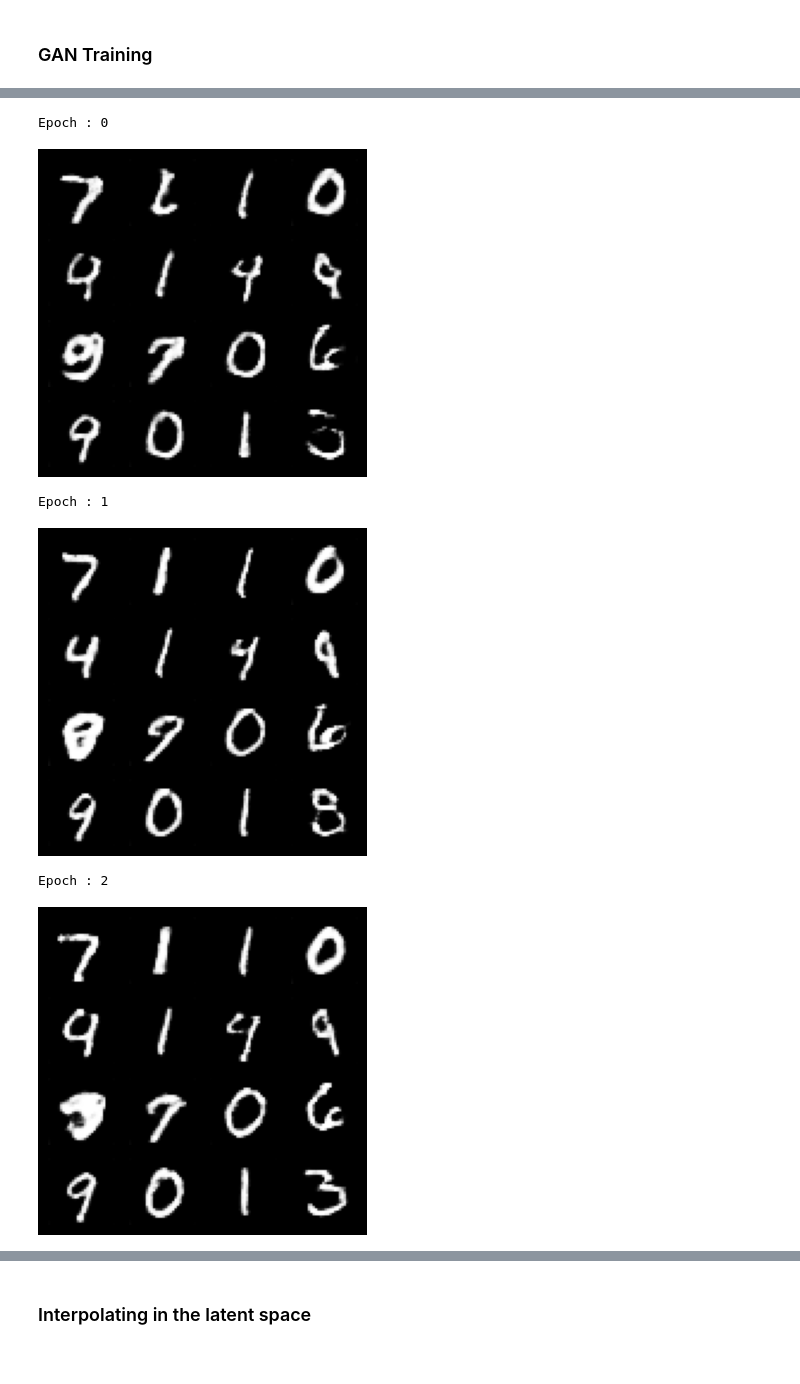
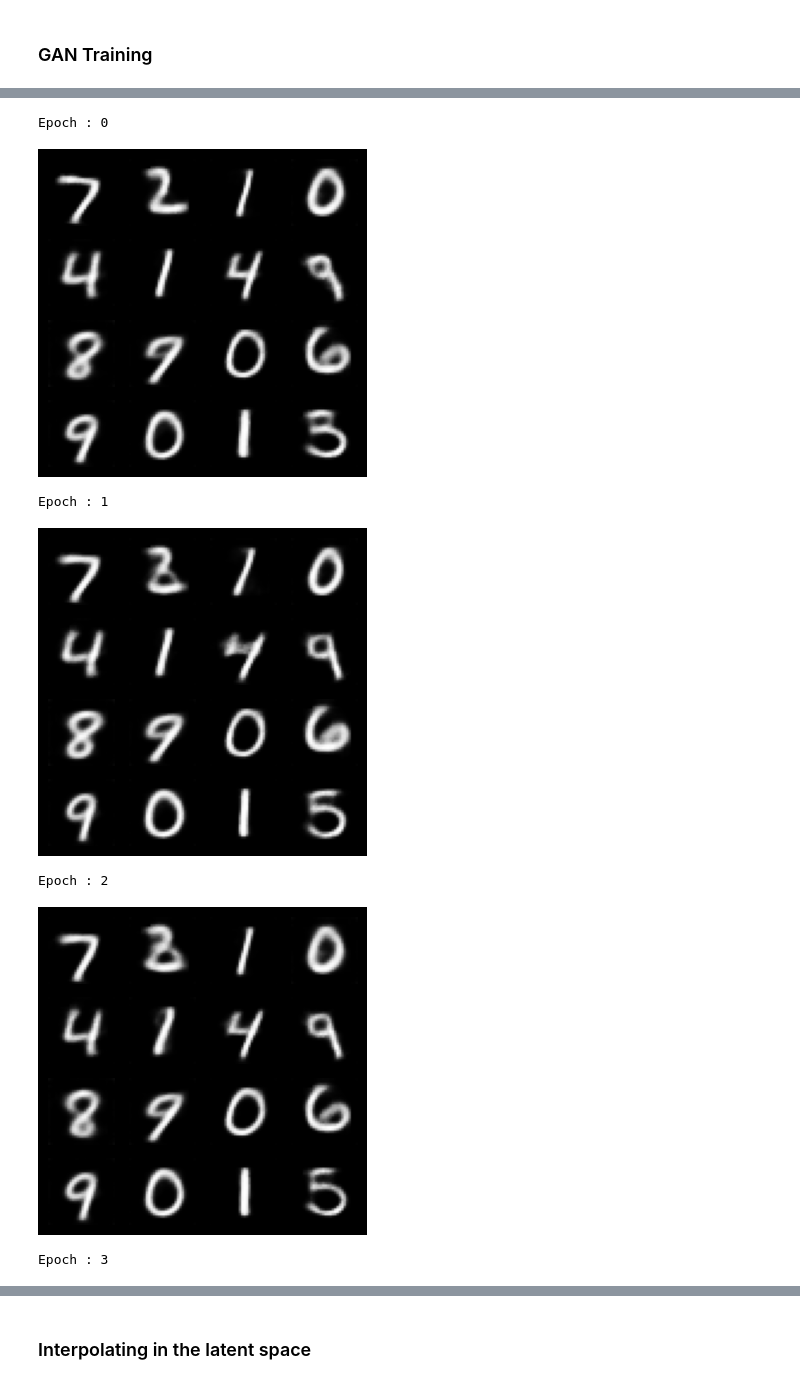
Before and after one commit to gbittencourt/ATIAM2022-timbre-transfer, a Jupyter notebook: Notebooks/VAE_mnist_PELADEAU_Come.ipynb, the cells around one changed output, grey strips where cells are left out. Drawn from its saved outputs; the diff is of its cells as text; code cells hidden in the pictures.

```diff
--- a/Notebooks/VAE_mnist_PELADEAU_Come.ipynb
+++ b/Notebooks/VAE_mnist_PELADEAU_Come.ipynb
@@ -177,7 +179,7 @@ N_warm_up = 15
 beta_end = 3
 
 
-epochs=50
+epochs=20
 test_sample = imgs_test[0:16, :, :, :].to(device)
 
 fig = plt.figure(figsize=(4, 4))
@@ -200,7 +202,7 @@ if train:
             full_loss += train_step_beta(model, x, optimizer, beta)
         #for i, (x, _) in enumerate(valid_loader):
         #    train_step(model, x, optimizer)
-        if epoch%5==0:
+        if epoch%1==0:
             print('Epoch: {}, Test set ELBO: {}, beta : {}'.format(epoch, full_loss, beta))
             #grid = torchvision.utils.make_grid(test_sample)
             #writer.add_image('images', grid, 0)
@@ -291,7 +293,6 @@ class Discriminator(nn.Module):
 discriminator = Discriminator().to(device)
 # %%
 lr = 1e-4
-num_epochs = 50
-loss_function = nn.BCELoss()
+loss_function = nn.MSELoss(reduction = 'mean')
 optimizer_discriminator = torch.optim.Adam(discriminator.parameters(), lr=lr)
 optimizer_generator = torch.optim.Adam(model.decoder.parameters(), lr=lr)
@@ -300,31 +298,0 @@ optimizer_generator = torch.optim.Adam(model.decoder.parameters(), lr=lr)
-# %%
-num_epochs = 50
-for epoch in range(num_epochs):
-    for n, (real_samples, mnist_labels) in enumerate(train_loader):
-
-        ######################
-        # YOUR CODE GOES HERE
-        ######################
-
-        #Generating fake samples
-        real_samples = real_samples.to(device)
-
-        z_params =  model.encode(real_samples)
-        z_tilde, kl_div = model.latent(real_samples, z_params)
-
-        fake_samples = model.decoder(z_tilde)
-        real_samples = real_samples.to(device)
-
-        real_class = discriminator(real_samples)
-        fake_class = discriminator(fake_samples)
-
-        #Calculating the discriminator loss
-        dis_desired_real = torch.ones(real_class.size()[0],1).to(device)
-        dis_desired_fake = torch.zeros(fake_class.size()[0],1).to(device)
-        loss_discriminator = loss_function(torch.concat((real_class,fake_class)), torch.concat((dis_desired_real,dis_desired_fake)))
-
-        #Optimizing the discriminator
-        optimizer_discriminator.zero_grad()
-        loss_discriminator.backward()
-        optimizer_discriminator.step()
-    print(f"Epoch : {epoch}")
@@ -350,5 +299,5 @@ KeyboardInterrupt:
 # %%
-num_epochs = 3
+num_epochs = 20
 for epoch in range(num_epochs):
     for n, (real_samples, mnist_labels) in enumerate(train_loader):
 
@@ -380,36 +329,38 @@ for epoch in range(num_epochs):
 
         #Calculating the generator loss
         z_params =  model.encode(real_samples)
         z_tilde, kl_div = model.latent(real_samples, z_params)
-        fake_samples = fake_samples = model.decoder(z_tilde)
+        fake_samples = model.decoder(z_tilde)
+
         fake_class = discriminator(fake_samples)
         gen_desired = torch.ones(fake_class.size()[0],1).to(device)
-        loss_generator = loss_function(fake_class,gen_desired)
+        loss_generator = loss_function(fake_class,gen_desired) + recons_criterion(fake_samples, real_samples).mean(0).sum() - kl_div.mean(0).sum()
 
         #optimizing the generator
         optimizer_generator.zero_grad()
         loss_generator.backward()
         optimizer_generator.step()
     # Show loss
     print(f"Epoch : {epoch}")
     generate_and_save_images(model, epoch, test_sample)
     #print(f"Loss D.: {loss_discriminator}")
     #print(f"Loss G.: {loss_generator}")
     #generated_samples = generator(latent_space_samples)
     #generated_samples = generated_samples.cpu().detach()
 
     #fig = plt.figure(figsize=(20,5))
     #for i in range(16):
     #    ax = plt.subplot(1, 16, i+1)
     #    plt.imshow(generated_samples[i].reshape(28, 28), cmap='gray_r')
     #    plt.xticks([])
     #    plt.yticks([])
     #plt.tight_layout()
     #plt.show()
 # %% [output]
 Epoch : 0
-[figure, old version]
+[figure, new version]
 Epoch : 1
-[figure, old version]
+[figure, new version]
 Epoch : 2
-[figure, old version]
+[figure, new version]
+Epoch : 3
```
Also changed, not shown: parts of 10 cells of this notebook, 7 other files.
